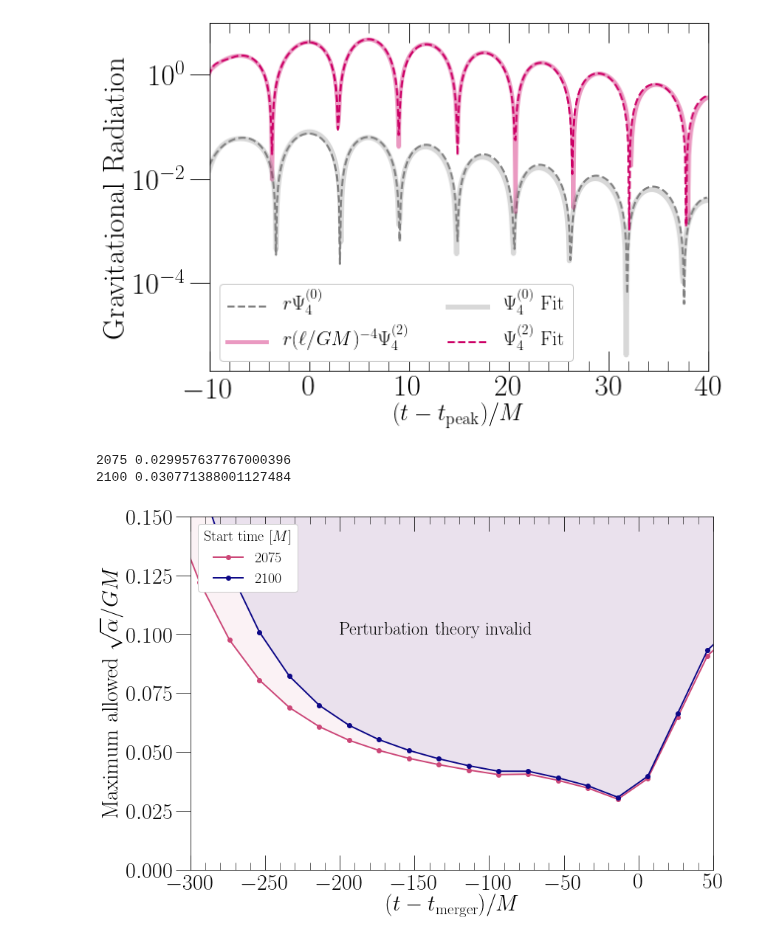
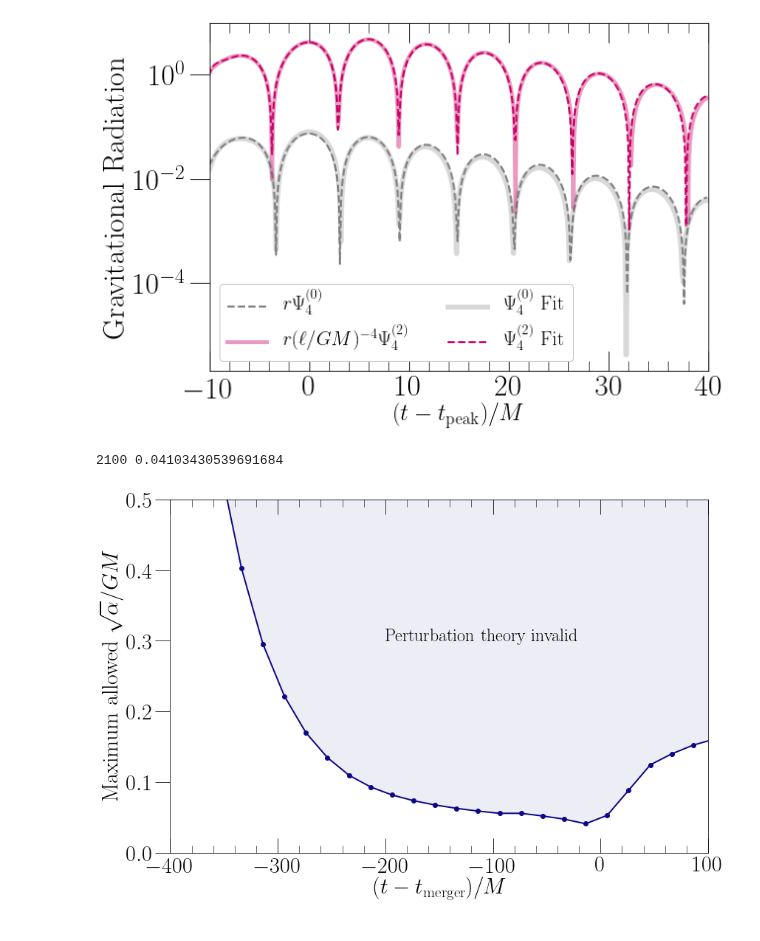
Before and after one commit to mariaokounkova/EDGB, a Jupyter notebook: GW150914/EDGB_GW.ipynb, the cells around one changed output. Drawn from its saved outputs; the diff is of its cells as text; code cells hidden in the pictures.

Commit message:
EDDGB_GW: Regime of validity
Polished the regime of validity section with all
of the correct factors, to give the minimum value of
sqrt(alpha)/GM, where sqrt(alpha) is the EDGB lengthscale

```diff
--- a/GW150914/EDGB_GW.ipynb
+++ b/GW150914/EDGB_GW.ipynb
@@ -824,9 +824,12 @@ def ComputeEpsilon(p):
                 Val = sorted(a[1:])[::-1][1]
             else:
                 Val = sorted(a[1:])[::-1][2]
-            ## Correct for the B factor
+            ## Correct for the B factor -- in the code we make delta psi articificially small by
+            ## multiplying it by B < 1, so here we need to divide by this B to make it big again
+            ## recall Val is like delta psi / psi
             B = 0.1
-            Val = Val / B**2
+            #print(Val)
+            Val = Val / B
             Validity.append(Val)
 
     Time = np.array(Time)
@@ -837,10 +840,9 @@ def ComputeEpsilon(p):
     ## Apply the transformation
     ## We want the minimum, which is 1/ the maximum
     ## Assume that the only thing we're doing to the metric is a factor of alpha and beta
-    Epsilon = C4  * np.sqrt(np.divide(1.0, Validity))
-    ## Take another sqrt so we can do it as sqrt(alpha) / GM, where the
-    ## sqrt(alpha) gives us dimensions of length
-    Epsilon = np.sqrt(Epsilon)
+    ## Right now going to do sqrt(alpha)/GM as our measure
+    Epsilon = C4  * (np.divide(1.0, Validity))**(1.0/4.0)
+    #print(Epsilon)
 
     return Time, Epsilon
 
@@ -848,40 +850,40 @@ def ComputeEpsilon(p):
 def PlotValidity(figname):
 
     figname = 'Validity'
 
-    start_arr = ['2075','2100']
+    start_arr = ['2100']
     ramp = 250 ## ramp length
 
     cmap = matplotlib.cm.get_cmap('plasma')
     colors = [cmap(float(i)/len(start_arr)) for i in range(len(start_arr))][::-1]
 
     f, ax = plt.subplots(1, figsize=(12,8))
 
     for start, color in zip(start_arr, colors):
 
         time, eps = ComputeEpsilon(ev_dir(start))
         # Cut the time so only considering dCS effects
         time, eps = CutTimes(time, eps, -400, 200)
         print (start, min(eps))
         ax.plot(time, eps, '-o', color = color, label=start, lw=2.0)
 
         ax.fill_between(time, eps, 2.0, color=color,alpha=0.07)
 
-    legend = ax.legend(fontsize=20, loc='upper left', frameon=True, framealpha = 1.0, ncol=1, \
-              title='Start time $[M]$')
-    plt.setp(legend.get_title(),fontsize=20)
-    ax.text(-200, 0.1, 'Perturbation theory invalid', fontsize=24, color='black')
+
+    #legend = ax.legend(fontsize=20, loc='upper left', frameon=True, framealpha = 1.0, ncol=1, \
+    #          title='Start time $[M]$')
+    #plt.setp(legend.get_title(),fontsize=20)
+    ax.text(-200, 0.3, 'Perturbation theory invalid', fontsize=24, color='black')
     ax.set_xlabel('$(t - t_\mathrm{merger})/M$', fontsize=30)
     ax.set_ylabel(r'Maximum  allowed $\sqrt{\alpha}/GM$', fontsize=30)
-    ax.set_xlim(-300, 50)
-    ax.set_ylim(0.0, 0.15)
+    ax.set_xlim(-400, 100)
+    ax.set_ylim(0.0, 0.5)
     plt.tight_layout()
     plt.savefig(figname + '.pdf')
     plt.show()
 
 
 PlotValidity('Validity.pdf')
 # %% [output]
-2075 0.029957637767000396
-2100 0.030771388001127484
+2100 0.04103430539691684
-[figure, old version]
+[figure, new version]
```
